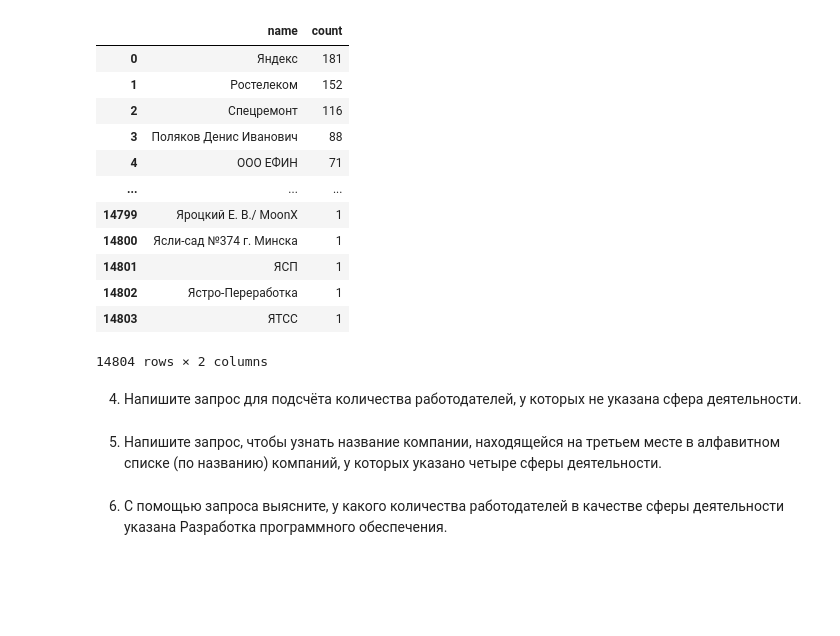
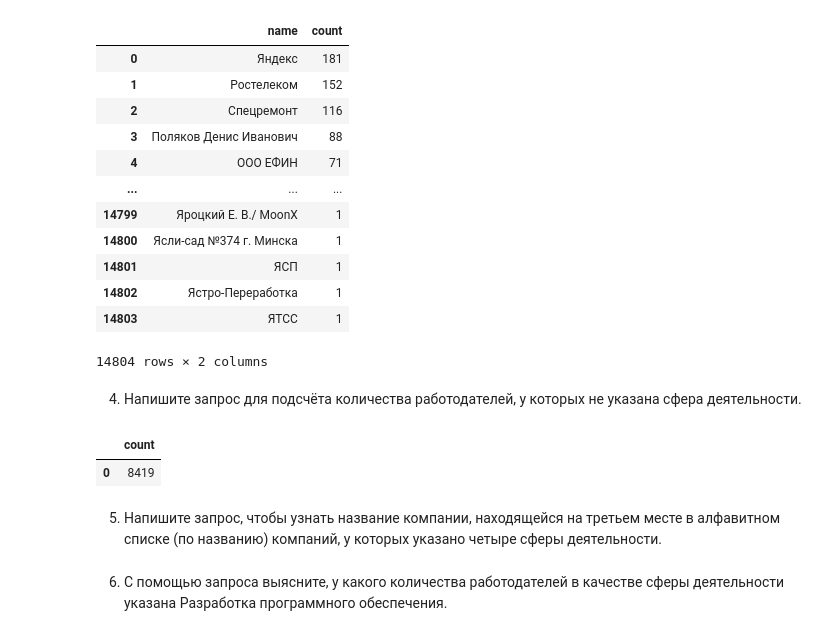
Before and after one commit to Alevtina529/test, a Jupyter notebook: Анализ резюме от HeadHunter/Project_2_Ноутбук_шаблон.ipynb, the cells around one changed output. Drawn from its saved outputs; the diff is of its cells as text; code cells hidden in the pictures; blank space fills up the shorter version.

```diff
--- a/Анализ резюме от HeadHunter/Project_2_Ноутбук_шаблон.ipynb
+++ b/Анализ резюме от HeadHunter/Project_2_Ноутбук_шаблон.ipynb
@@ -353,5 +364,18 @@ df
+# %%
+# текст запроса
+query_5_4= f'''select
+                count(e.id)
+                from EMPLOYERS e
+                left join EMPLOYERS_INDUSTRIES em_in on e.id=em_in.EMPLOYER_id
+                where em_in.industry_id is  null
+            '''
 # %%
 # результат запроса
+df=pd.read_sql_query(query_5_4,conn_str)
+df
+# %% [output]
+|  | count |
+| 0 | 8419 |
 # %% [markdown]
 5. Напишите запрос, чтобы узнать название компании, находящейся на третьем месте в алфавитном списке (по названию) компаний, у которых указано четыре сферы деятельности.
 # %%
```
Also changed, not shown: parts of 5 cells of this notebook.
